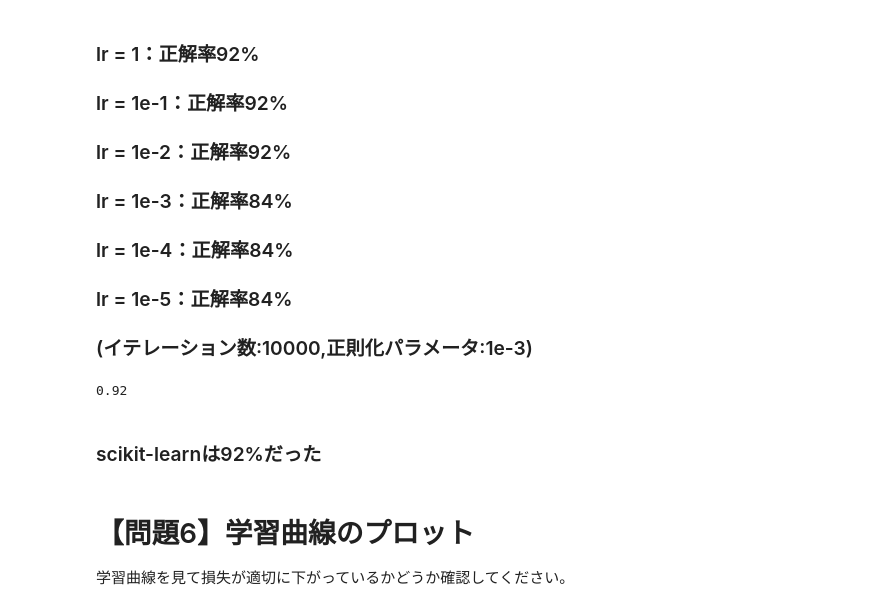
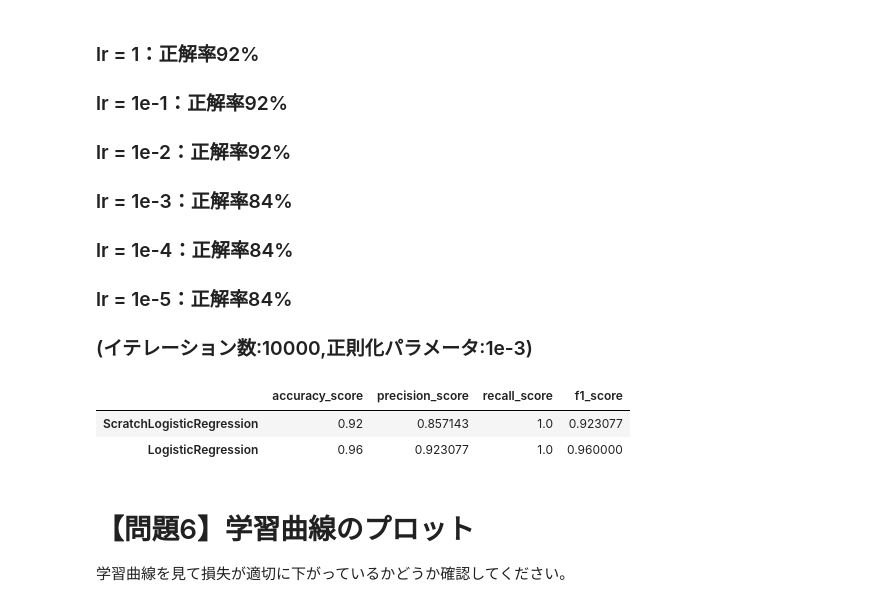
Before and after one commit to Go-to-Ray/diveintocode-ml-1, a Jupyter notebook: term1/scratch_logistic_regression.ipynb, the cells around one changed output. Drawn from its saved outputs; the diff is of its cells as text; code cells hidden in the pictures.

Commit message:
scratch_logistic_regression

```diff
--- a/term1/scratch_logistic_regression.ipynb
+++ b/term1/scratch_logistic_regression.ipynb
@@ -267,11 +270,9 @@ class ScratchLogisticRegression():
         else:  #検証データが入力されない場合
             error = self._gradient_descent(self.X)
             self.loss[0] = loss_func(self.predict_proba(self.X),y,self.theta,self.lam)
-            self.val_loss[0] = loss_func(self.predict_proba(self.X_val),self.y_val,self.theta,self.lam)
             for i in range(self.iter-1):
                 error = self._gradient_descent(self.X,error)
                 self.loss[i+1] = loss_func(self.predict_proba(self.X),self.y,self.theta,self.lam)
-                self.val_loss[i+1] = loss_func(self.predict_proba(self.X_val),self.y_val,self.theta,self.lam)
                 if self.verbose:
                     #verboseをTrueにした際は学習過程を出力
                     print("{}回目".format(i+1))
@@ -501,16 +502,25 @@ accuracy_score(y_test,y_pred)
 ### lr = 1e-4：正解率84%
 ### lr = 1e-5：正解率84%
 ### (イテレーション数:10000,正則化パラメータ:1e-3)
-# %%
-lr = LogisticRegression()
-lr.fit(x_train,y_train)
-y_pred = lr.predict(x_test)
-y_proba = lr.predict_proba(x_test)
-accuracy_score(y_test,y_pred)
-# %% [output]
-0.92
-# %% [markdown]
-### scikit-learnは92%だった
+# %%
+value = np.empty(8).reshape(2,4)
+slr = ScratchLogisticRegression()
+lr = LogisticRegression()
+lr.fit(x_train,y_train)
+slr.fit(x_train,y_train)
+y_pred1 = lr.predict(x_test)
+y_pred2 = slr.predict(x_test)
+value[:,0] = accuracy_score(y_test,y_pred1),accuracy_score(y_test,y_pred2)
+value[:,1] = precision_score(y_test,y_pred1),precision_score(y_test,y_pred2)
+value[:,2] = recall_score(y_test,y_pred1),recall_score(y_test,y_pred2)
+value[:,3] = f1_score(y_test,y_pred1),f1_score(y_test,y_pred2)
+index = ["ScratchLogisticRegression","LogisticRegression"]
+columns = ["accuracy_score","precision_score","recall_score","f1_score"]
+display(pd.DataFrame(value,index = index,columns = columns))
+# %% [output]
+|  | accuracy_score | precision_score | recall_score | f1_score |
+| ScratchLogisticRegression | 0.92 | 0.857143 | 1.0 | 0.923077 |
+| LogisticRegression | 0.96 | 0.923077 | 1.0 | 0.960000 |
 # %% [markdown]
 # 【問題6】学習曲線のプロット
 学習曲線を見て損失が適切に下がっているかどうか確認してください。
```
Also changed, not shown: parts of 1 cell of this notebook.
